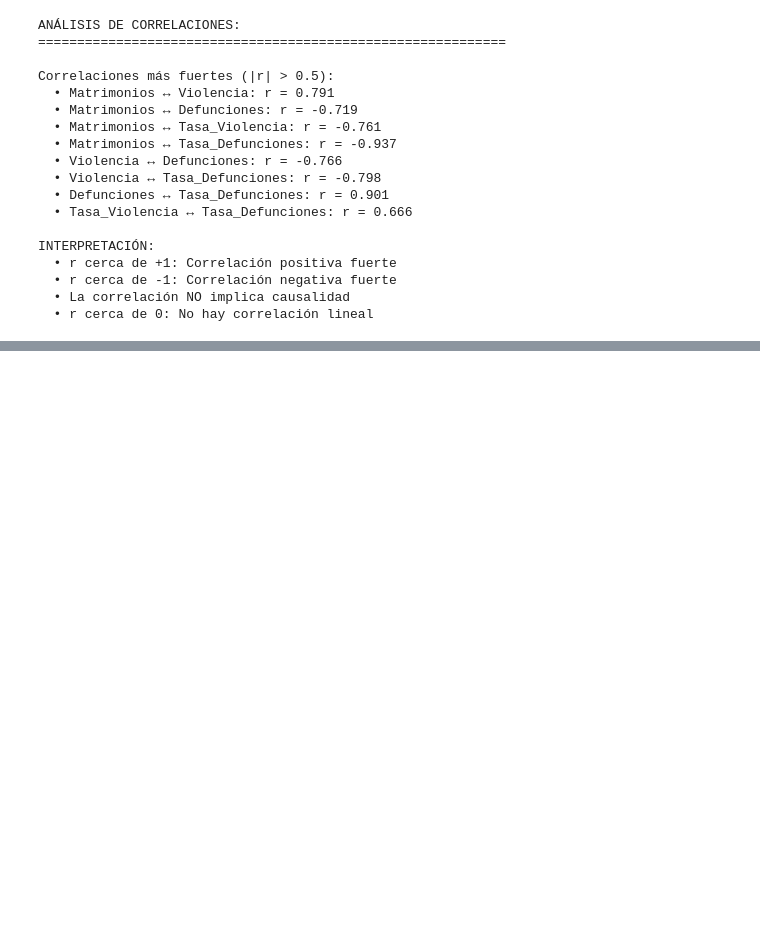
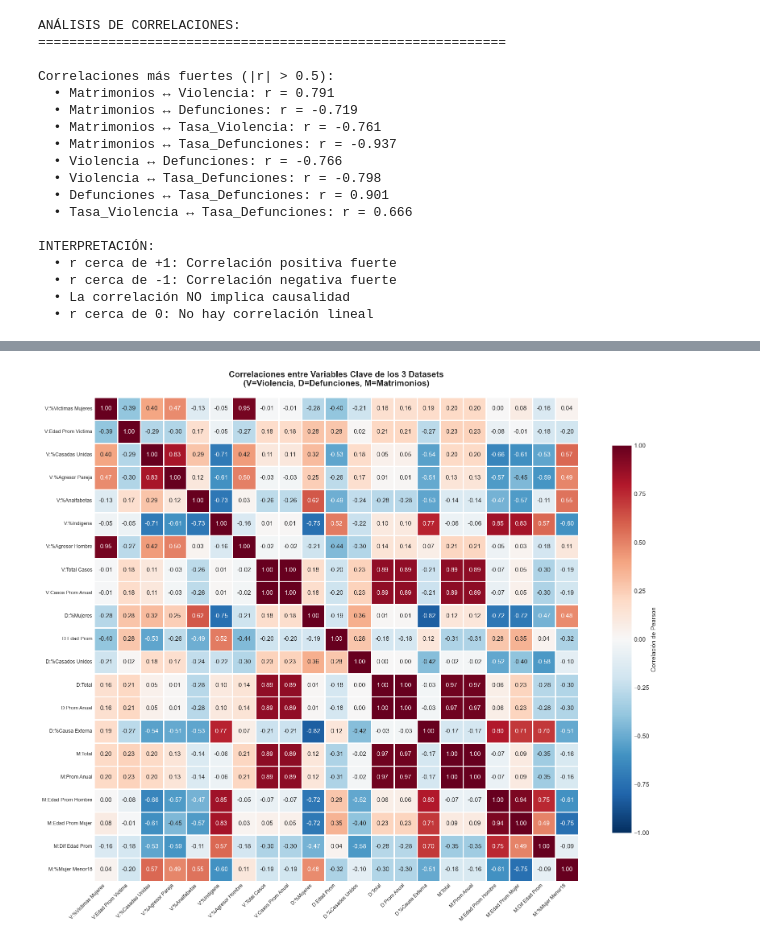
Before and after one commit to FerAHMz/proy1-md, a Jupyter notebook: caso_base.ipynb, the cells around one changed output, grey strips where cells are left out. Drawn from its saved outputs; the diff is of its cells as text; code cells hidden in the pictures; blank space fills up the shorter version.

```diff
--- a/caso_base.ipynb
+++ b/caso_base.ipynb
@@ -3450,0 +3050,79 @@ NOTA IMPORTANTE:
+# %%
+# ============================================================================
+# F-Alt.2: CORRELACIONES ENTRE VARIABLES DE LOS 3 DATASETS
+# ============================================================================
+print("="*100)
+print("F-Alt.2: ANÁLISIS DE CORRELACIONES ENTRE VARIABLES CLAVE")
+print("="*100)
+
+# Seleccionar solo columnas numéricas (sin 'Departamento')
+cols_clustering = [c for c in df_perfil_depto.columns if c != 'Departamento']
+correlaciones_alt = df_perfil_depto[cols_clustering].corr()
+
+# Visualizar matriz de correlación con colores por dataset
+fig, ax = plt.subplots(figsize=(18, 14))
+
+# Crear etiquetas cortas
+etiquetas_cortas = []
+for col in cols_clustering:
+    etiqueta = col.replace('VIO_', 'V:').replace('DEF_', 'D:').replace('MAT_', 'M:')
+    etiqueta = etiqueta.replace('Pct_', '%').replace('Promedio', 'Prom').replace('_', ' ')
+    etiquetas_cortas.append(etiqueta)
+
+sns.heatmap(correlaciones_alt, annot=True, cmap='RdBu_r', center=0,
+            fmt='.2f', square=True, linewidths=0.8,
+            cbar_kws={'label': 'Correlación de Pearson', 'shrink': 0.8},
+            vmin=-1, vmax=1,
+            xticklabels=etiquetas_cortas,
+            yticklabels=etiquetas_cortas)
+
+ax.set_title('Correlaciones entre Variables Clave de los 3 Datasets\n(V=Violencia, D=Defunciones, M=Matrimonios)',
+             fontsize=15, fontweight='bold', pad=20)
+plt.xticks(rotation=45, ha='right', fontsize=9)
+plt.yticks(rotation=0, fontsize=9)
+plt.tight_layout()
+plt.show()
+
+# Identificar correlaciones fuertes ENTRE datasets
+print("\n" + "="*100)
+print("CORRELACIONES FUERTES ENTRE DATASETS (|r| > 0.6)")
+print("="*100)
+
+umbral = 0.6
+correlaciones_inter = []
+
+for i in range(len(cols_clustering)):
+    for j in range(i+1, len(cols_clustering)):
+        col1 = cols_clustering[i]
+        col2 = cols_clustering[j]
+        corr = correlaciones_alt.iloc[i, j]
+
+        # Determinar si es inter-dataset
+        origen1 = col1.split('_')[0]
+        origen2 = col2.split('_')[0]
+
+        if abs(corr) > umbral:
+            tipo = "INTER-DATASET" if origen1 != origen2 else "INTRA-DATASET"
+            signo = "positiva" if corr > 0 else "negativa"
+            correlaciones_inter.append({
+                'Variable 1': col1, 'Variable 2': col2,
+                'Correlación': corr, 'Tipo': tipo
+            })
+            emoji = "🔗" if tipo == "INTER-DATASET" else "📊"
+            print(f"  {emoji} {col1} ↔ {col2}: r = {corr:.3f} ({signo}) [{tipo}]")
+
+if not correlaciones_inter:
+    print("  No se encontraron correlaciones fuertes (|r| > 0.6)")
+    print("  ✓ Las variables son complementarias, ideal para clustering")
+else:
+    inter = sum(1 for c in correlaciones_inter if c['Tipo'] == 'INTER-DATASET')
+    intra = sum(1 for c in correlaciones_inter if c['Tipo'] == 'INTRA-DATASET')
+    print(f"\n  Resumen: {inter} correlaciones inter-dataset, {intra} intra-dataset")
+
+print("\n" + "="*100)
+print("INTERPRETACIÓN:")
+print("="*100)
+print("Las correlaciones INTER-DATASET (🔗) son las más interesantes porque revelan")
+print("conexiones entre fenómenos diferentes (matrimonios, violencia y defunciones).")
+print("Las correlaciones INTRA-DATASET (📊) muestran redundancia dentro del mismo tema.")
+# %% [output]
@@ -3450,0 +3132 @@ NOTA IMPORTANTE:
+[figure, added]
```
Also changed, not shown: parts of 33 cells of this notebook.
